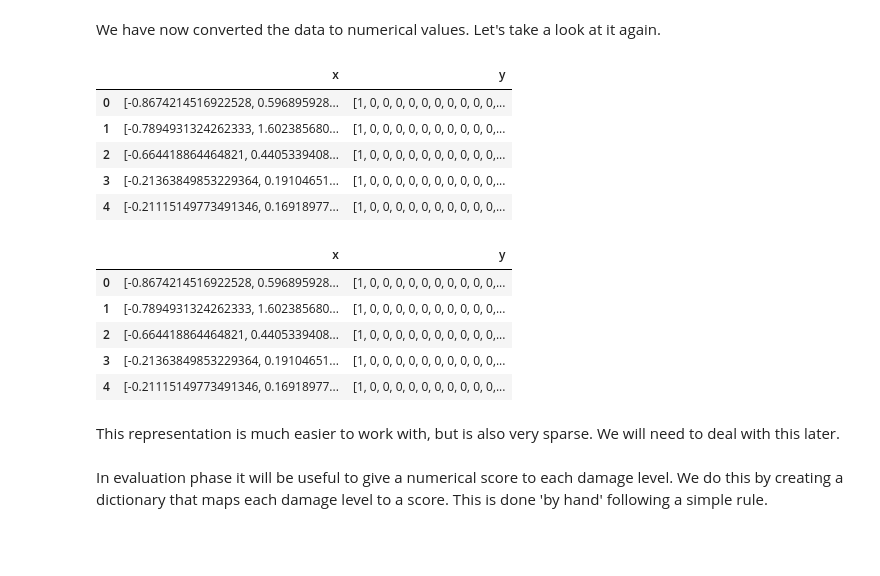
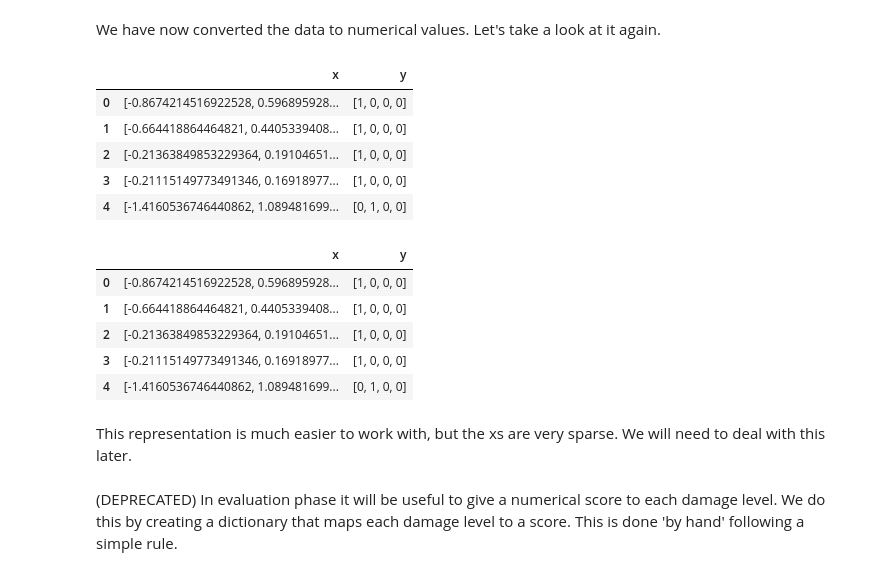
Before and after one commit to gullo97/earthquake_ml, a Jupyter notebook: data_preprocessing.ipynb, the cells around one changed output. Saved outputs shown, nothing was run; the diff lists cells and outputs as text; code cells hidden in the pictures; blank space fills up the shorter version.

```diff
--- a/data_preprocessing.ipynb
+++ b/data_preprocessing.ipynb
@@ -111,6 +122,7 @@ In this form, the data is much easier to work with. The last Y_SIZE columns cont
 
 We now count the nans in each column:
 # %%
+dataframe = dataframe.dropna()
 for column in dataframe.columns:
     print(column, dataframe[column].isnull().sum())
 # %% [output]
@@ -130,5 +142,39 @@ sez4_danno_strutturale_scale 11
 # %% [markdown]
 As almost all of the data is categorical, we save all the unique values for each column in a dictionary.
+# %%
+condensed_categories = {
+    'Danno Nullo': 'Danno Nullo',
+
+    'Danno D1 Leggero:<1/3': 'Danno Leggero',
+    'Danno D1 Leggero:1/3-2/3': 'Danno Leggero',
+    'Danno D1 Leggero:>2/3': 'Danno Leggero',
+
+    'Danno D2-D3 Medio-Grave:<1/3': 'Danno Medio',
+    'Danno D2-D3 Medio-Grave:1/3-2/3': 'Danno Medio',
+    'Danno D2-D3 Medio-Grave:>2/3': 'Danno Medio',
+    'Danno D2-D3 Medio-Grave:<1/3, Danno D1 Leggero:<1/3': 'Danno Medio',
+    'Danno D2-D3 Medio-Grave:1/3-2/3, Danno D1 Leggero:<1/3': 'Danno Medio',
+    'Danno D2-D3 Medio-Grave:<1/3, Danno D1 Leggero:>2/3': 'Danno Medio',
+    'Danno D2-D3 Medio-Grave:<1/3, Danno D1 Leggero:1/3-2/3': 'Danno Medio',
+
+    'Danno D4-D5 Gravissimo:<1/3': 'Danno Grave',
+    'Danno D4-D5 Gravissimo:1/3-2/3': 'Danno Grave',
+    'Danno D4-D5 Gravissimo:>2/3': 'Danno Grave',
+    'Danno D4-D5 Gravissimo:<1/3, Danno D2-D3 Medio-Grave:1/3-2/3': 'Danno Grave',
+    'Danno D4-D5 Gravissimo:1/3-2/3, Danno D2-D3 Medio-Grave:<1/3': 'Danno Grave',
+    'Danno D4-D5 Gravissimo:<1/3, Danno D2-D3 Medio-Grave:<1/3': 'Danno Grave',
+    'Danno D4-D5 Gravissimo:<1/3, Danno D2-D3 Medio-Grave:>2/3': 'Danno Grave',
+    'Danno D4-D5 Gravissimo:1/3-2/3, Danno D2-D3 Medio-Grave:1/3-2/3': 'Danno Grave',
+    'Danno D4-D5 Gravissimo:<1/3, Danno D1 Leggero:1/3-2/3': 'Danno Grave',
+    'Danno D4-D5 Gravissimo:<1/3, Danno D1 Leggero:<1/3': 'Danno Grave',
+    'Danno D4-D5 Gravissimo:<1/3, Danno D2-D3 Medio-Grave:<1/3, Danno D1 Leggero:<1/3': 'Danno Grave',
+    'Danno D4-D5 Gravissimo:>2/3, Danno D2-D3 Medio-Grave:<1/3': 'Danno Grave',
+    'Danno D4-D5 Gravissimo:>2/3, Danno D1 Leggero:<1/3': 'Danno Grave',
+    'Danno D4-D5 Gravissimo:1/3-2/3, Danno D1 Leggero:1/3-2/3': 'Danno Grave'
+    }
+
+# map categories ###############################################################
+dataframe['sez4_danno_strutturale_scale'] = dataframe['sez4_danno_strutturale_scale'].map(condensed_categories)
 # %%
 unique_values_dict = {}
 for column in dataframe.columns:
@@ -231,26 +266,27 @@ We have now converted the data to numerical values. Let's take a look at it agai
 dataframe.head()
 # %% [output]
 |  | x | y |
-| 0 | [-0.8674214516922528, 0.596895928... | [1, 0, 0, 0, 0, 0, 0, 0, 0, 0, 0,... |
-| 1 | [-0.7894931324262333, 1.602385680... | [1, 0, 0, 0, 0, 0, 0, 0, 0, 0, 0,... |
-| 2 | [-0.664418864464821, 0.4405339408... | [1, 0, 0, 0, 0, 0, 0, 0, 0, 0, 0,... |
-| 3 | [-0.21363849853229364, 0.19104651... | [1, 0, 0, 0, 0, 0, 0, 0, 0, 0, 0,... |
-| 4 | [-0.21115149773491346, 0.16918977... | [1, 0, 0, 0, 0, 0, 0, 0, 0, 0, 0,... |
+| 0 | [-0.8674214516922528, 0.596895928... | [1, 0, 0, 0] |
+| 1 | [-0.664418864464821, 0.4405339408... | [1, 0, 0, 0] |
+| 2 | [-0.21363849853229364, 0.19104651... | [1, 0, 0, 0] |
+| 3 | [-0.21115149773491346, 0.16918977... | [1, 0, 0, 0] |
+| 4 | [-1.4160536746440862, 1.089481699... | [0, 1, 0, 0] |
 # %%
 # save  dataframe
-dataframe.to_pickle('signature_dataframe.pkl')
-dataframe.to_csv('signature_dataframe.csv', index=False)
-dataframe = pd.read_csv('signature_dataframe.csv')
+dataframe.to_pickle('signature_condensed_dataframe.pkl')
+dataframe.to_csv('signature_condensed_dataframe.csv', index=False)
+dataframe = pd.read_csv('signature_condensed_dataframe.csv')
 dataframe.head()
 # %% [output]
 |  | x | y |
-| 0 | [-0.8674214516922528, 0.596895928... | [1, 0, 0, 0, 0, 0, 0, 0, 0, 0, 0,... |
-| 1 | [-0.7894931324262333, 1.602385680... | [1, 0, 0, 0, 0, 0, 0, 0, 0, 0, 0,... |
-| 2 | [-0.664418864464821, 0.4405339408... | [1, 0, 0, 0, 0, 0, 0, 0, 0, 0, 0,... |
-| 3 | [-0.21363849853229364, 0.19104651... | [1, 0, 0, 0, 0, 0, 0, 0, 0, 0, 0,... |
-| 4 | [-0.21115149773491346, 0.16918977... | [1, 0, 0, 0, 0, 0, 0, 0, 0, 0, 0,... |
+| 0 | [-0.8674214516922528, 0.596895928... | [1, 0, 0, 0] |
+| 1 | [-0.664418864464821, 0.4405339408... | [1, 0, 0, 0] |
+| 2 | [-0.21363849853229364, 0.19104651... | [1, 0, 0, 0] |
+| 3 | [-0.21115149773491346, 0.16918977... | [1, 0, 0, 0] |
+| 4 | [-1.4160536746440862, 1.089481699... | [0, 1, 0, 0] |
 # %% [markdown]
-This representation is much easier to work with, but is also very sparse. We will need to deal with this later.
+This representation is much easier to work with, but the xs are very sparse. We will need to deal with this later.
 # %% [markdown]
+(DEPRECATED)
 In evaluation phase it will be useful to give a numerical score to each damage level. We do this by creating a dictionary that maps each damage level to a score. This is done 'by hand' following a simple rule.
 # %%
```
Also changed, not shown: parts of 6 cells of this notebook, 5 other files.
